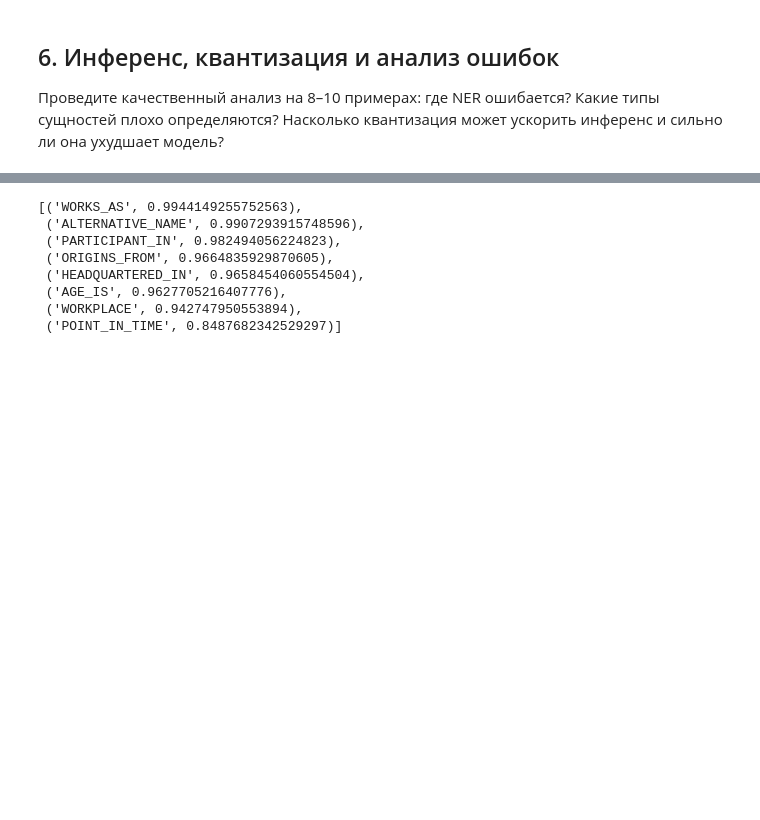
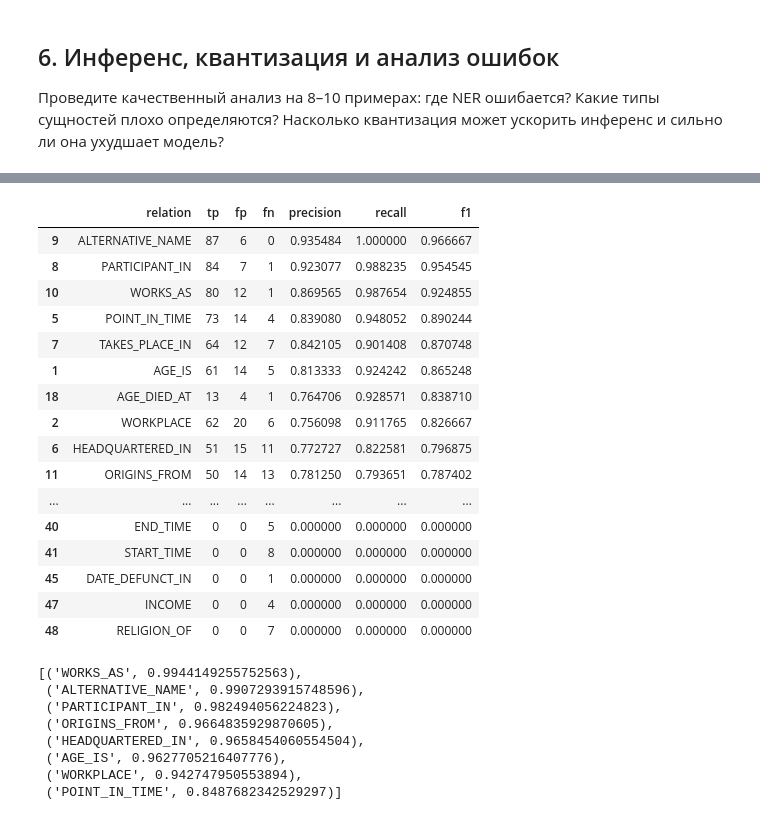
Before and after one commit to GladunAD/yandex_practicum_nlp, a Jupyter notebook: NEREL_MultiTask_Notebook.ipynb, the cells around one changed output, grey strips where cells are left out. Cells and saved outputs as stored; diff of their text form; code cells hidden in the pictures; blank space fills up the shorter version.

Commit message:
add metrics update

```diff
--- a/NEREL_MultiTask_Notebook.ipynb
+++ b/NEREL_MultiTask_Notebook.ipynb
@@ -1083,3 +1099,41 @@ tags_res_df
+# %%
+rel_rows = []
+for rel, c in rel_counts.items():
+    tp, fp, fn = c["tp"], c["fp"], c["fn"]
+
+    precision = tp / (tp + fp) if (tp + fp) > 0 else 0.0
+    recall    = tp / (tp + fn) if (tp + fn) > 0 else 0.0
+    f1        = (2 * precision * recall / (precision + recall)) if (precision + recall) > 0 else 0.0
+
+    rel_rows.append({
+        "relation": rel,
+        "tp": tp, "fp": fp, "fn": fn,
+        "precision": precision,
+        "recall": recall,
+        "f1": f1
+    })
+
+rel_metrics = pd.DataFrame(rel_rows).sort_values(["f1", "tp"], ascending=[False, False])
+# %%
+rel_metrics
+# %% [output]
+|  | relation | tp | fp | fn | precision | recall | f1 |
+| 9 | ALTERNATIVE_NAME | 87 | 6 | 0 | 0.935484 | 1.000000 | 0.966667 |
+| 8 | PARTICIPANT_IN | 84 | 7 | 1 | 0.923077 | 0.988235 | 0.954545 |
+| 10 | WORKS_AS | 80 | 12 | 1 | 0.869565 | 0.987654 | 0.924855 |
+| 5 | POINT_IN_TIME | 73 | 14 | 4 | 0.839080 | 0.948052 | 0.890244 |
+| 7 | TAKES_PLACE_IN | 64 | 12 | 7 | 0.842105 | 0.901408 | 0.870748 |
+| 1 | AGE_IS | 61 | 14 | 5 | 0.813333 | 0.924242 | 0.865248 |
+| 18 | AGE_DIED_AT | 13 | 4 | 1 | 0.764706 | 0.928571 | 0.838710 |
+| 2 | WORKPLACE | 62 | 20 | 6 | 0.756098 | 0.911765 | 0.826667 |
+| 6 | HEADQUARTERED_IN | 51 | 15 | 11 | 0.772727 | 0.822581 | 0.796875 |
+| 11 | ORIGINS_FROM | 50 | 14 | 13 | 0.781250 | 0.793651 | 0.787402 |
+| ... | ... | ... | ... | ... | ... | ... | ... |
+| 40 | END_TIME | 0 | 0 | 5 | 0.000000 | 0.000000 | 0.000000 |
+| 41 | START_TIME | 0 | 0 | 8 | 0.000000 | 0.000000 | 0.000000 |
+| 45 | DATE_DEFUNCT_IN | 0 | 0 | 1 | 0.000000 | 0.000000 | 0.000000 |
+| 47 | INCOME | 0 | 0 | 4 | 0.000000 | 0.000000 | 0.000000 |
+| 48 | RELIGION_OF | 0 | 0 | 7 | 0.000000 | 0.000000 | 0.000000 |
 # %%
 res["cls_top"]
 # %% [output]
```
Also changed, not shown: parts of 15 cells of this notebook.
